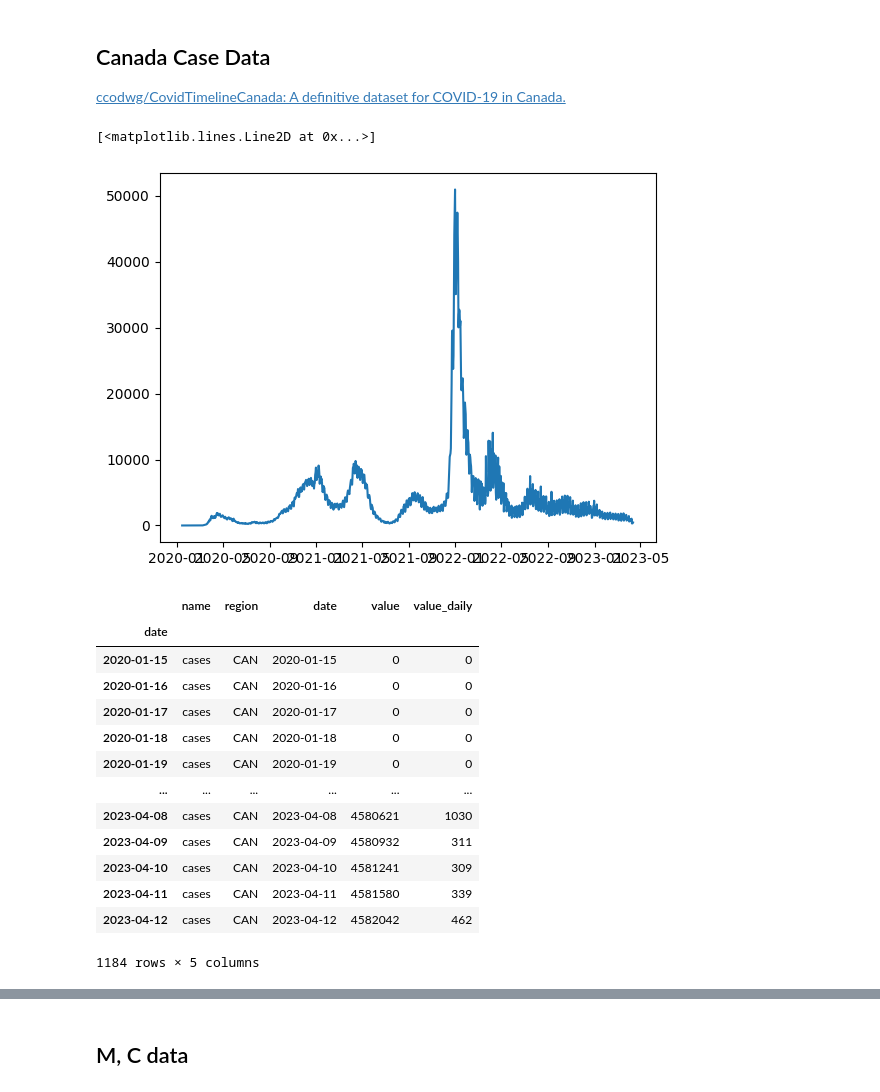
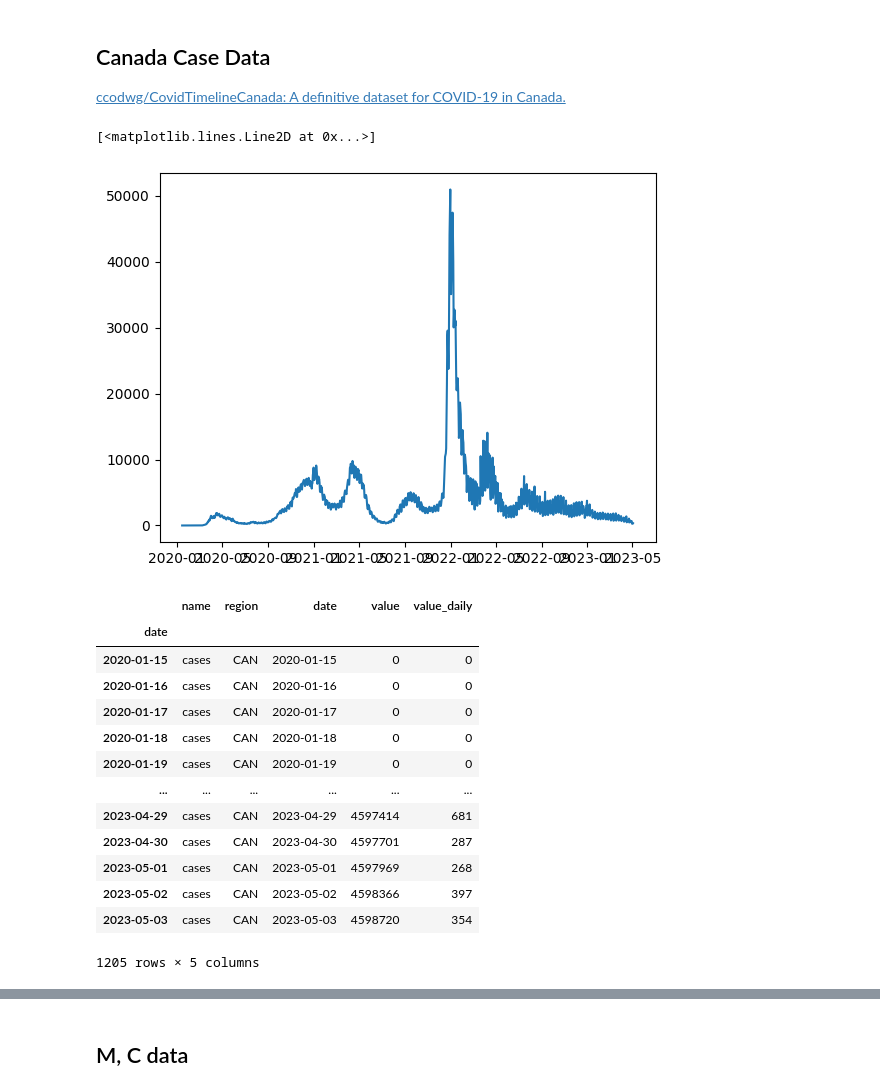
Before and after one commit to Song921012/CognitiveModel.jl, a Jupyter notebook: dataprocess.ipynb, the cells around one changed output, grey strips where cells are left out. Saved outputs shown, nothing was run; the diff lists cells and outputs as text; code cells hidden in the pictures.

```diff
--- a/dataprocess.ipynb
+++ b/dataprocess.ipynb
@@ -9,14 +9,14 @@ import matplotlib.pyplot as plt
 
 [ccodwg/CovidTimelineCanada: A definitive dataset for COVID-19 in Canada.](https://github.com/ccodwg/CovidTimelineCanada)
 # %%
-caseurl="https://raw.githubusercontent.com/ccodwg/CovidTimelineCanada/main/data/can/cases_can.csv"
+caseurl="./data/cases_can.csv"
 casesource=pd.read_csv(caseurl)
 casesource["date"]=pd.to_datetime(casesource["date"])
 casesource.index=casesource["date"]
 plt.plot(casesource.loc[:,"date"],casesource.loc[:,"value_daily"])
 # %% [output]
 [<matplotlib.lines.Line2D at 0x...>]
-[figure, old version]
+[figure, new version]
 # %%
 casesource
 # %% [output]
@@ -28,12 +28,12 @@ casesource
 | 2020-01-18 | cases | CAN | 2020-01-18 | 0 | 0 |
 | 2020-01-19 | cases | CAN | 2020-01-19 | 0 | 0 |
 | ... | ... | ... | ... | ... | ... |
-| 2023-04-08 | cases | CAN | 2023-04-08 | 4580621 | 1030 |
-| 2023-04-09 | cases | CAN | 2023-04-09 | 4580932 | 311 |
-| 2023-04-10 | cases | CAN | 2023-04-10 | 4581241 | 309 |
-| 2023-04-11 | cases | CAN | 2023-04-11 | 4581580 | 339 |
-| 2023-04-12 | cases | CAN | 2023-04-12 | 4582042 | 462 |
+| 2023-04-29 | cases | CAN | 2023-04-29 | 4597414 | 681 |
+| 2023-04-30 | cases | CAN | 2023-04-30 | 4597701 | 287 |
+| 2023-05-01 | cases | CAN | 2023-05-01 | 4597969 | 268 |
+| 2023-05-02 | cases | CAN | 2023-05-02 | 4598366 | 397 |
+| 2023-05-03 | cases | CAN | 2023-05-03 | 4598720 | 354 |
-1184 rows × 5 columns
+1205 rows × 5 columns
 # %%
 dailycase=casesource['2021-01-01':'2022-12-30']
 dailycase
```
Also changed, not shown: parts of 11 cells of this notebook, 14 other files.
